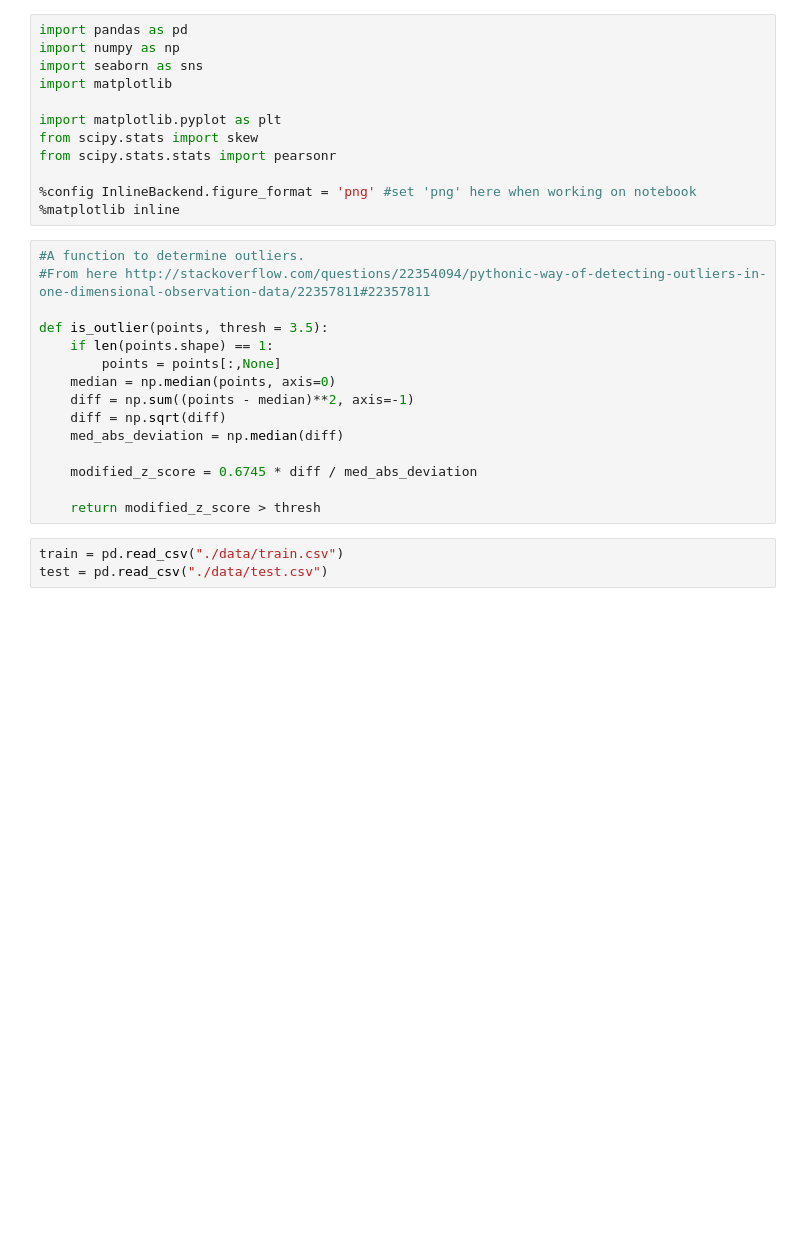
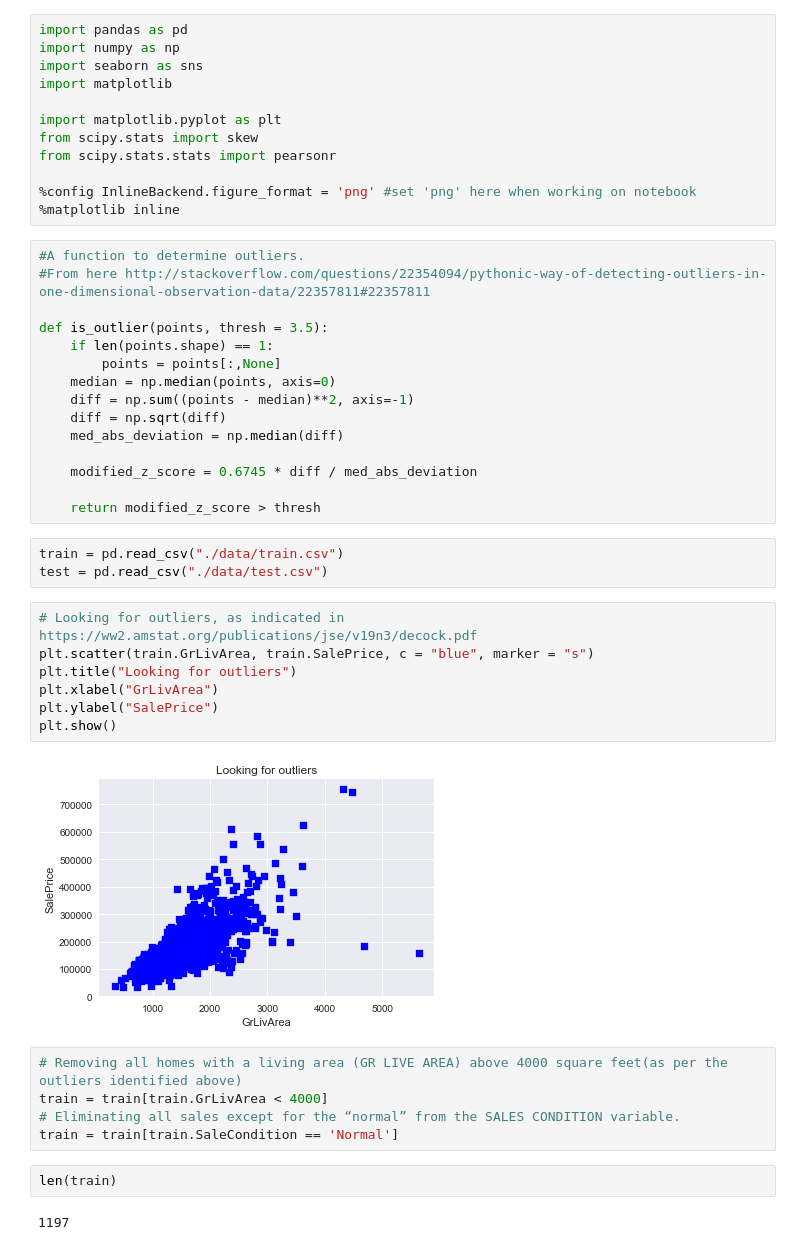
Before and after one commit to Jeeva-Ganesan/HousePricePrediction, a Jupyter notebook: HousePricePrediction.ipynb, the cells around one changed output. Drawn from its saved outputs; the diff is of its cells as text; blank space fills up the shorter version.

```diff
--- a/HousePricePrediction.ipynb
+++ b/HousePricePrediction.ipynb
@@ -28,3 +28,21 @@ def is_outlier(points, thresh = 3.5):
 # %%
 train = pd.read_csv("./data/train.csv")
 test = pd.read_csv("./data/test.csv")
+# %%
+# Looking for outliers, as indicated in https://ww2.amstat.org/publications/jse/v19n3/decock.pdf
+plt.scatter(train.GrLivArea, train.SalePrice, c = "blue", marker = "s")
+plt.title("Looking for outliers")
+plt.xlabel("GrLivArea")
+plt.ylabel("SalePrice")
+plt.show()
+# %% [output]
+[figure, added]
+# %%
+# Removing all homes with a living area (GR LIVE AREA) above 4000 square feet(as per the outliers identified above)
+train = train[train.GrLivArea < 4000]
+# Eliminating all sales except for the “normal” from the SALES CONDITION variable.
+train = train[train.SaleCondition == 'Normal']
+# %%
+len(train)
+# %% [output]
+1197
```
Also changed, not shown: parts of 9 cells of this notebook.
